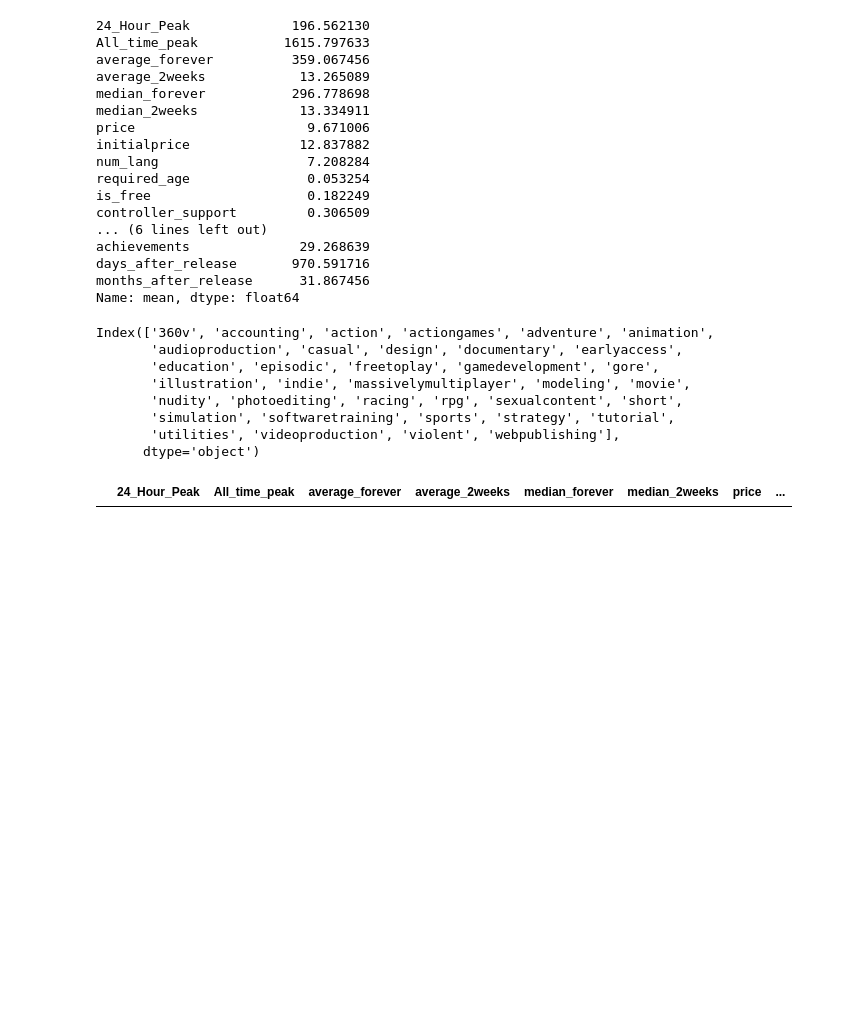
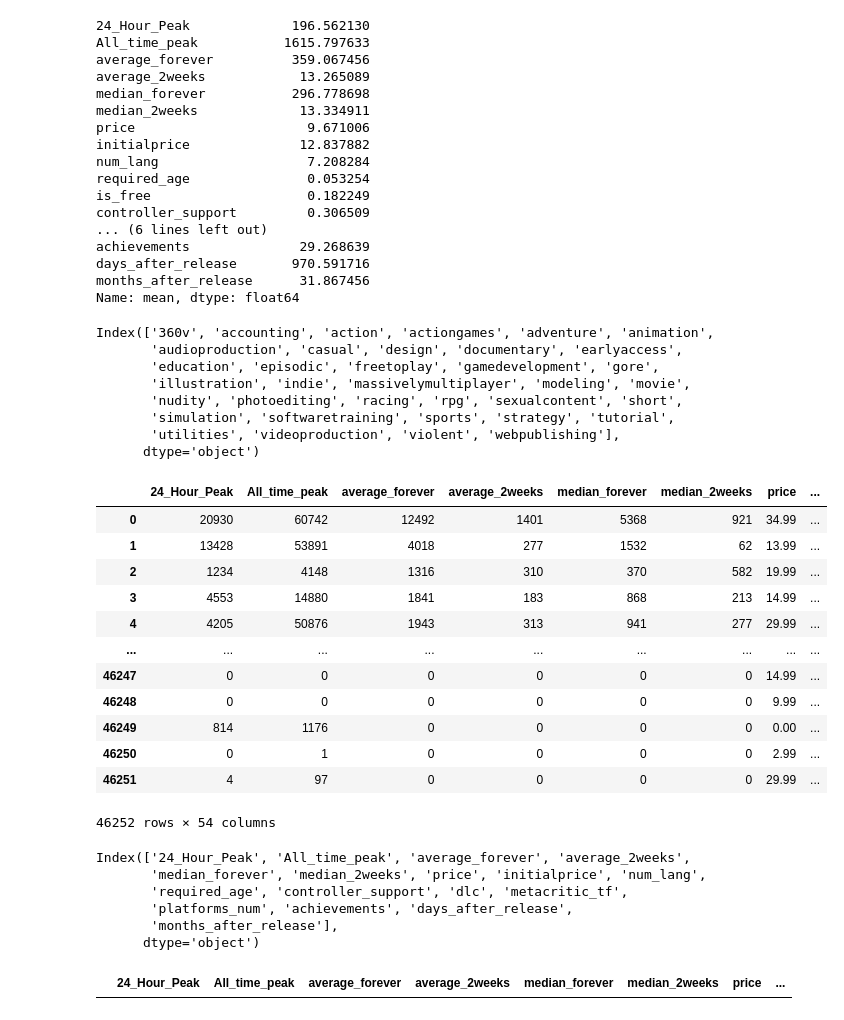
Before and after one commit to trevormoon/ASAC_ml_project, a Jupyter notebook: web_crawling/CGW/report/report.ipynb, the cells around one changed output. Drawn from its saved outputs; the diff is of its cells as text; code cells hidden in the pictures; blank space fills up the shorter version.

```diff
--- a/web_crawling/CGW/report/report.ipynb
+++ b/web_crawling/CGW/report/report.ipynb
@@ -98,9 +98,34 @@ data.drop(columns=["genre","mac","linux","windows","is_free"],inplace=True)
+# %%
+data
+# %% [output]
+|  | 24_Hour_Peak | All_time_peak | average_forever | average_2weeks | median_forever | median_2weeks | price | ... |
+| 0 | 20930 | 60742 | 12492 | 1401 | 5368 | 921 | 34.99 | ... |
+| 1 | 13428 | 53891 | 4018 | 277 | 1532 | 62 | 13.99 | ... |
+| 2 | 1234 | 4148 | 1316 | 310 | 370 | 582 | 19.99 | ... |
+| 3 | 4553 | 14880 | 1841 | 183 | 868 | 213 | 14.99 | ... |
+| 4 | 4205 | 50876 | 1943 | 313 | 941 | 277 | 29.99 | ... |
+| ... | ... | ... | ... | ... | ... | ... | ... | ... |
+| 46247 | 0 | 0 | 0 | 0 | 0 | 0 | 14.99 | ... |
+| 46248 | 0 | 0 | 0 | 0 | 0 | 0 | 9.99 | ... |
+| 46249 | 814 | 1176 | 0 | 0 | 0 | 0 | 0.00 | ... |
+| 46250 | 0 | 1 | 0 | 0 | 0 | 0 | 2.99 | ... |
+| 46251 | 4 | 97 | 0 | 0 | 0 | 0 | 29.99 | ... |
+46252 rows × 54 columns
 # %%
 final = pd.DataFrame(columns=['24_Hour_Peak', 'All_time_peak', 'average_forever',
        'average_2weeks', 'median_forever', 'median_2weeks', 'price',
        'initialprice', 'num_lang', 'required_age',
        'controller_support', 'dlc', 'metacritic_tf',
        'platforms_num', 'achievements', 'days_after_release','months_after_release'])
+# %%
+data[(data["sports"]==1) & (data["Review"]=="Positive")].iloc[:,:-37].columns
+# %% [output]
+Index(['24_Hour_Peak', 'All_time_peak', 'average_forever', 'average_2weeks',
+       'median_forever', 'median_2weeks', 'price', 'initialprice', 'num_lang',
+       'required_age', 'controller_support', 'dlc', 'metacritic_tf',
+       'platforms_num', 'achievements', 'days_after_release',
+       'months_after_release'],
+      dtype='object')
 # %%
 final
 # %% [output]
```
Also changed, not shown: parts of 11 cells of this notebook, 13 other files.
